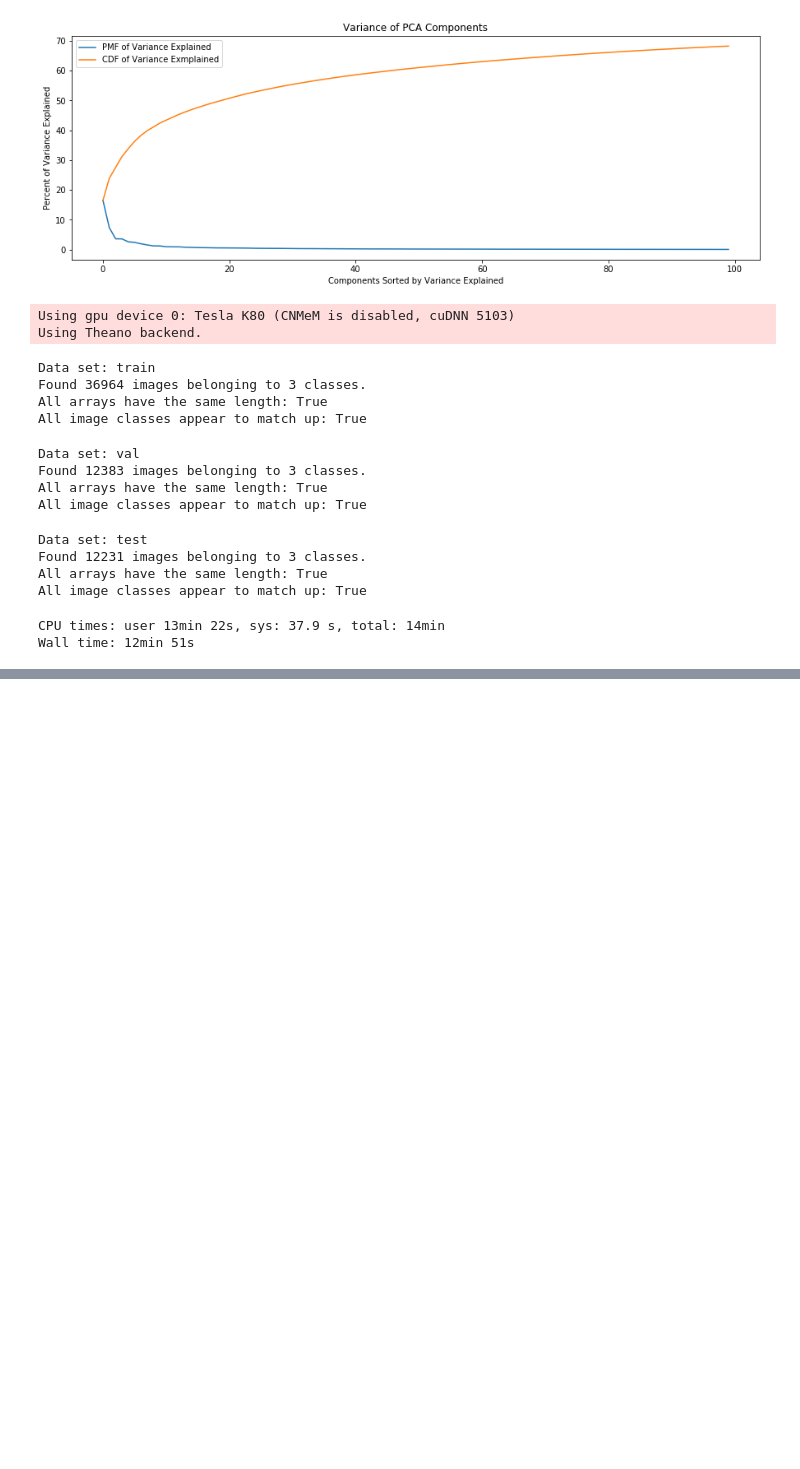
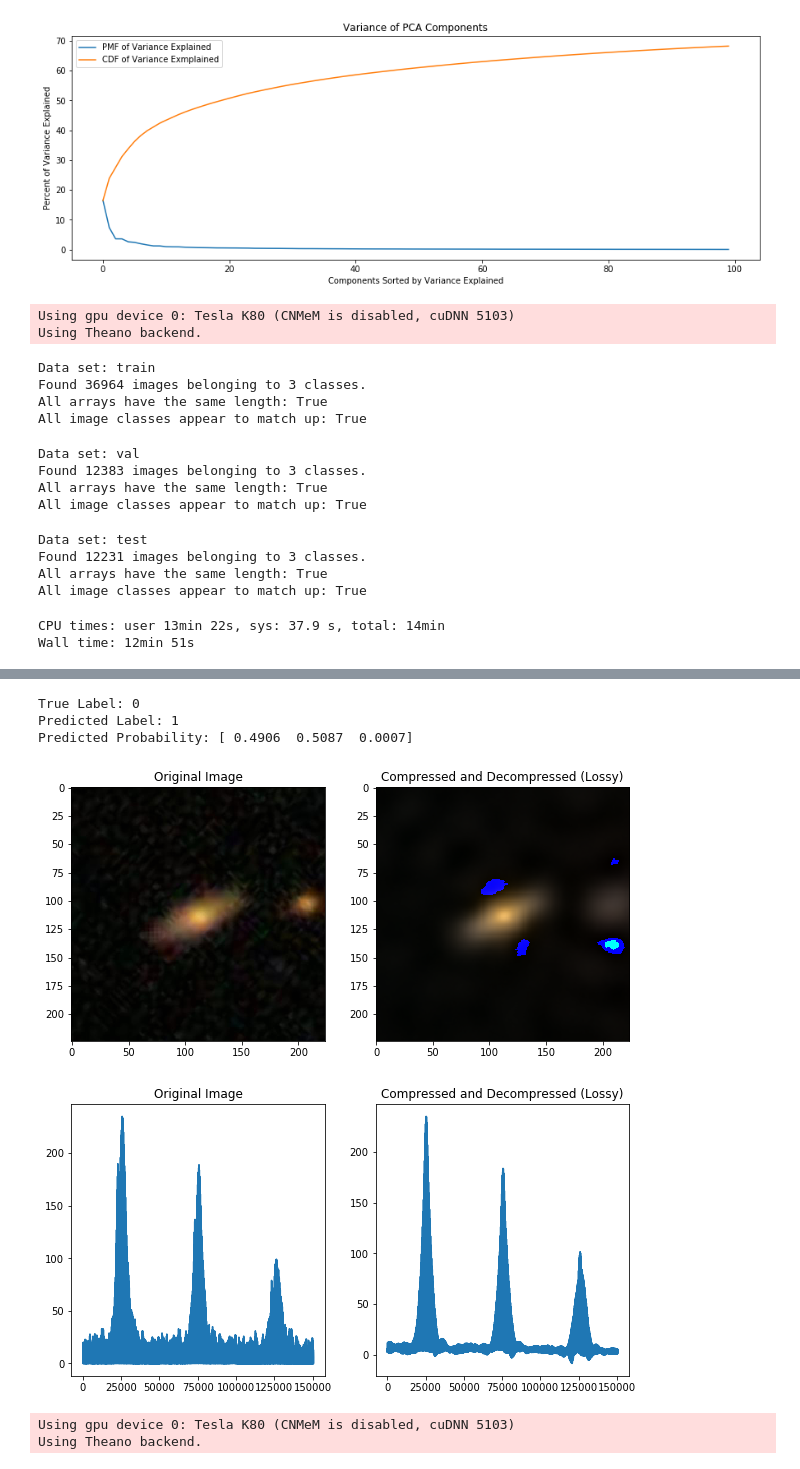
Before and after one commit to eugeneh101/History-And-Application-of-Neural-Networks, a Jupyter notebook: History And Applications of Neural Networks.ipynb, the cells around one changed output, grey strips where cells are left out. Drawn from its saved outputs; the diff is of its cells as text; code cells hidden in the pictures; blank space fills up the shorter version.

```diff
--- a/History And Applications of Neural Networks.ipynb
+++ b/History And Applications of Neural Networks.ipynb
@@ -577,0 +676,52 @@ plt.plot(sorted(grid_search.best_estimator_.feature_importances_)[::-1], marker=
+# %%
+incorrectly_classified_example = image_data[incorrectly_classified_examples[0]]
+incorrectly_classified_example_compressed = iPCA.transform(incorrectly_classified_example.reshape(1, -1))
+incorrectly_classified_example_reflated = iPCA.inverse_transform(incorrectly_classified_example_compressed)
+
+print('True Label: {}'.format(
+        test_transformed['y_labels'][incorrectly_classified_examples[0]]))
+print('Predicted Label: {}'.format(
+        grid_search.predict(incorrectly_classified_example_compressed)[0]))
+print ('Predicted Probability: {}'.format(
+        grid_search.predict_proba(incorrectly_classified_example_compressed)[0]))
+
+plotter(plt.imshow, 255 - incorrectly_classified_example.transpose(1, 2, 0),
+        255 - np.round(incorrectly_classified_example_reflated, 0).reshape(3, 224, 224).transpose(1, 2, 0))
+plotter(plt.plot, np.ravel(incorrectly_classified_example), np.ravel(incorrectly_classified_example_reflated))
+# %% [output]
+True Label: 0
+Predicted Label: 1
+Predicted Probability: [ 0.4906  0.5087  0.0007]
+[figure, added]
+[figure, added]
+# %%
+from utils import *
+import cPickle as pkl
+import numpy as np
+from sklearn.preprocessing import label_binarize
+
+
+with open('train_transformed.pkl', 'rb') as f:
+    train_transformed = pkl.load(f)
+with open('val_transformed.pkl', 'rb') as f:
+    val_transformed = pkl.load(f)
+with open('test_transformed.pkl', 'rb') as f:
+    test_transformed = pkl.load(f)
+
+X_train = train_transformed['X_transformed']
+y_train = label_binarize(train_transformed['y_labels'], sorted(set(train_transformed['y_labels'])))
+X_val = val_transformed['X_transformed']
+y_val = label_binarize(val_transformed['y_labels'], sorted(set(val_transformed['y_labels'])))
+
+inp = Input(shape=(100,))
+x = Dropout(0.3)(inp)
+x = BatchNormalization()(x)
+x = Dense(15, activation='relu')(x)
+x = Dropout(0.5)(x)
+x = BatchNormalization()(x)
+x = Dense(3, activation='softmax')(x)
+model = Model(inp, x)
+model.compile(Adam(lr=0.1), loss='categorical_crossentropy', metrics=['accuracy'])
+# %% [output]
+Using gpu device 0: Tesla K80 (CNMeM is disabled, cuDNN 5103)
+Using Theano backend.
```
Also changed, not shown: parts of 19 cells of this notebook.
